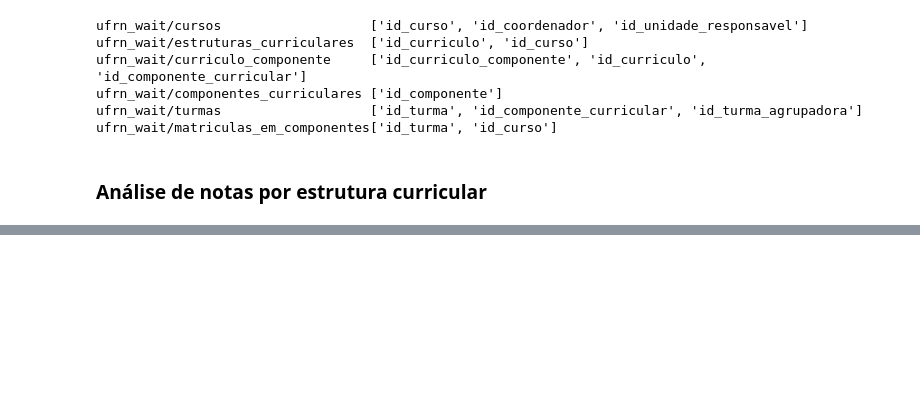
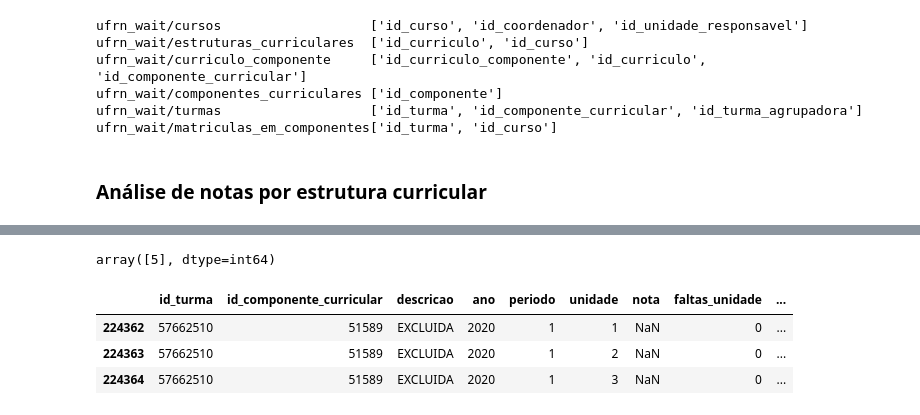
Before and after one commit to josegoisgit/dadosbook, a Jupyter notebook: aac_transform.ipynb, the cells around one changed output, grey strips where cells are left out. Saved outputs shown, nothing was run; the diff lists cells and outputs as text; code cells hidden in the pictures; blank space fills up the shorter version.

```diff
--- a/aac_transform.ipynb
+++ b/aac_transform.ipynb
@@ -413,0 +715,11 @@ for turma_id in ect_turmas.id_turma:
+# %%
+_apt.periodo.unique()
+# %% [output]
+array([5], dtype=int64)
+# %%
+eapt
+# %% [output]
+|  | id_turma | id_componente_curricular | descricao | ano | periodo | unidade | nota | faltas_unidade | ... |
+| 224362 | 57662510 | 51589 | EXCLUIDA | 2020 | 1 | 1 | NaN | 0 | ... |
+| 224363 | 57662510 | 51589 | EXCLUIDA | 2020 | 1 | 2 | NaN | 0 | ... |
+| 224364 | 57662510 | 51589 | EXCLUIDA | 2020 | 1 | 3 | NaN | 0 | ... |
```
Also changed, not shown: parts of 114 cells of this notebook.
